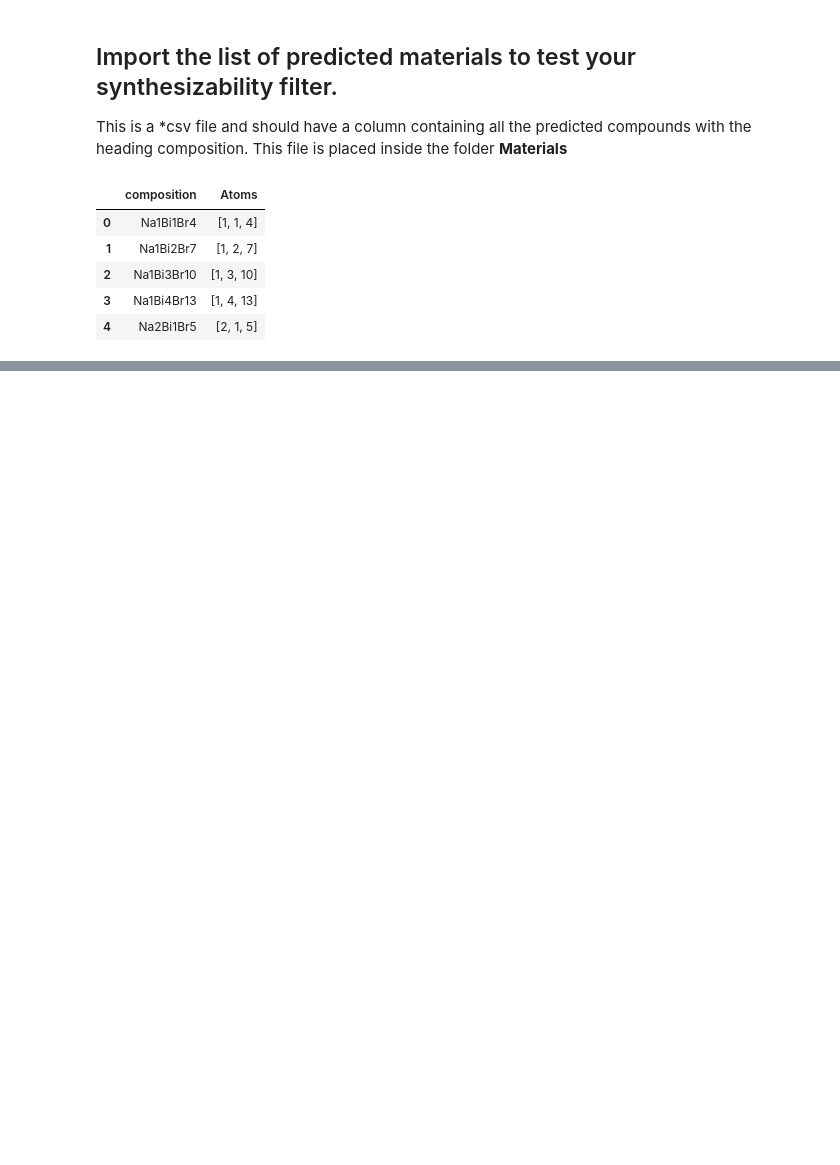
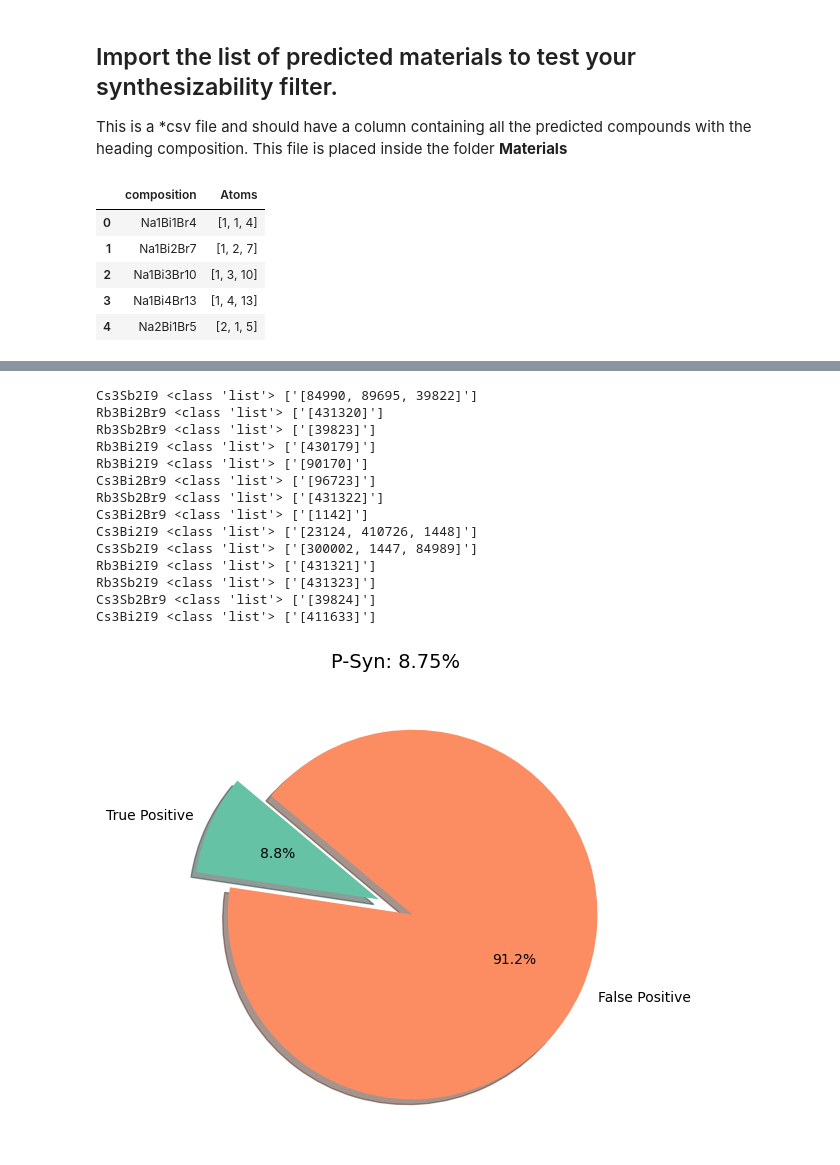
Before and after one commit to StevenTorrisi-TRI/SynthBench, a Jupyter notebook: Test_Bench_Stoichiometry filter.ipynb, the cells around one changed output, grey strips where cells are left out. Cells and saved outputs as stored; diff of their text form; code cells hidden in the pictures; blank space fills up the shorter version.

Commit message:
update stoichiometry notebook

```diff
--- a/Test_Bench_Stoichiometry filter.ipynb
+++ b/Test_Bench_Stoichiometry filter.ipynb
@@ -32,0 +29,3 @@ Total number of materials that were passed:  160
+# %%
+icsd_true = pd.read_csv(os.path.join('Materials', 'icsd_materials.csv'))
+print(icsd_true.head())
@@ -32,0 +43,18 @@ Total number of materials that were passed:  160
+# %%
+nov_mat_db, true_positive, p_syn = stoichiometry_filter.match_stoichimetric_combinations(icsd_true = icsd_true, df = matlist)
+# %% [output]
+Cs3Sb2I9 <class 'list'> ['[84990, 89695, 39822]']
+Rb3Bi2Br9 <class 'list'> ['[431320]']
+Rb3Sb2Br9 <class 'list'> ['[39823]']
+Rb3Bi2I9 <class 'list'> ['[430179]']
+Rb3Bi2I9 <class 'list'> ['[90170]']
+Cs3Bi2Br9 <class 'list'> ['[96723]']
+Rb3Sb2Br9 <class 'list'> ['[431322]']
+Cs3Bi2Br9 <class 'list'> ['[1142]']
+Cs3Bi2I9 <class 'list'> ['[23124, 410726, 1448]']
+Cs3Sb2I9 <class 'list'> ['[300002, 1447, 84989]']
+Rb3Bi2I9 <class 'list'> ['[431321]']
+Rb3Sb2I9 <class 'list'> ['[431323]']
+Cs3Sb2Br9 <class 'list'> ['[39824]']
+Cs3Bi2I9 <class 'list'> ['[411633]']
+[figure, added]
```
Also changed, not shown: parts of 6 cells of this notebook.
